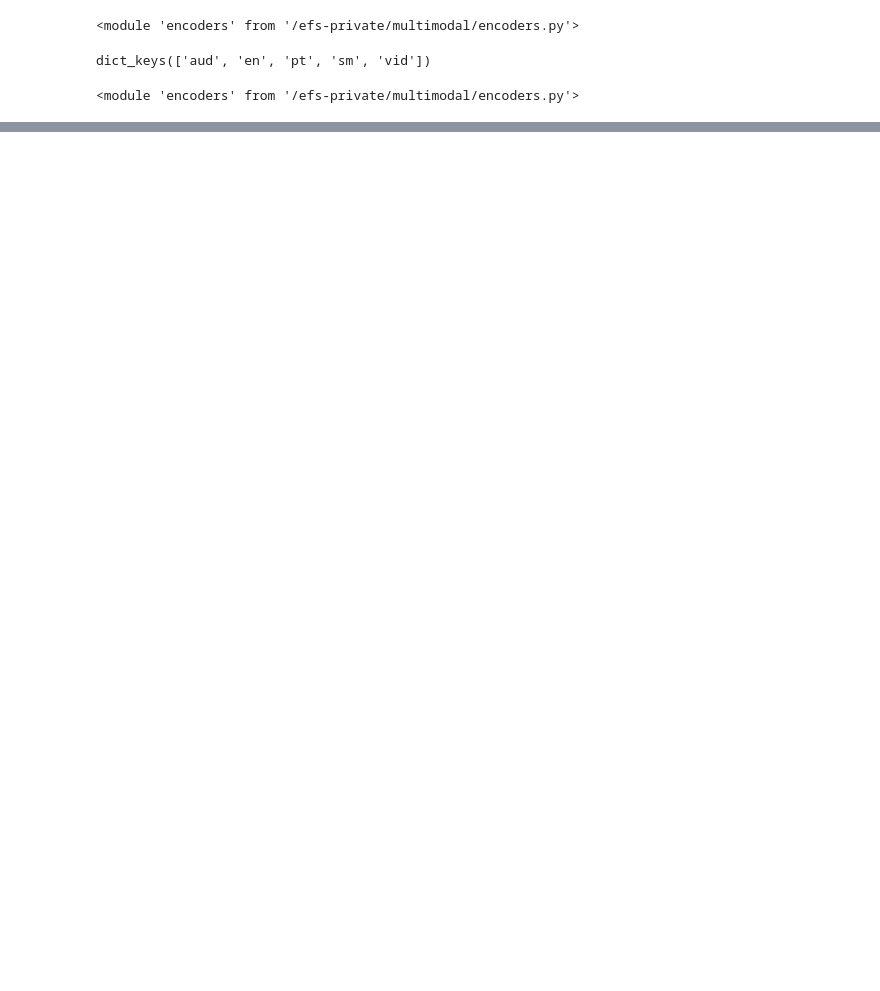
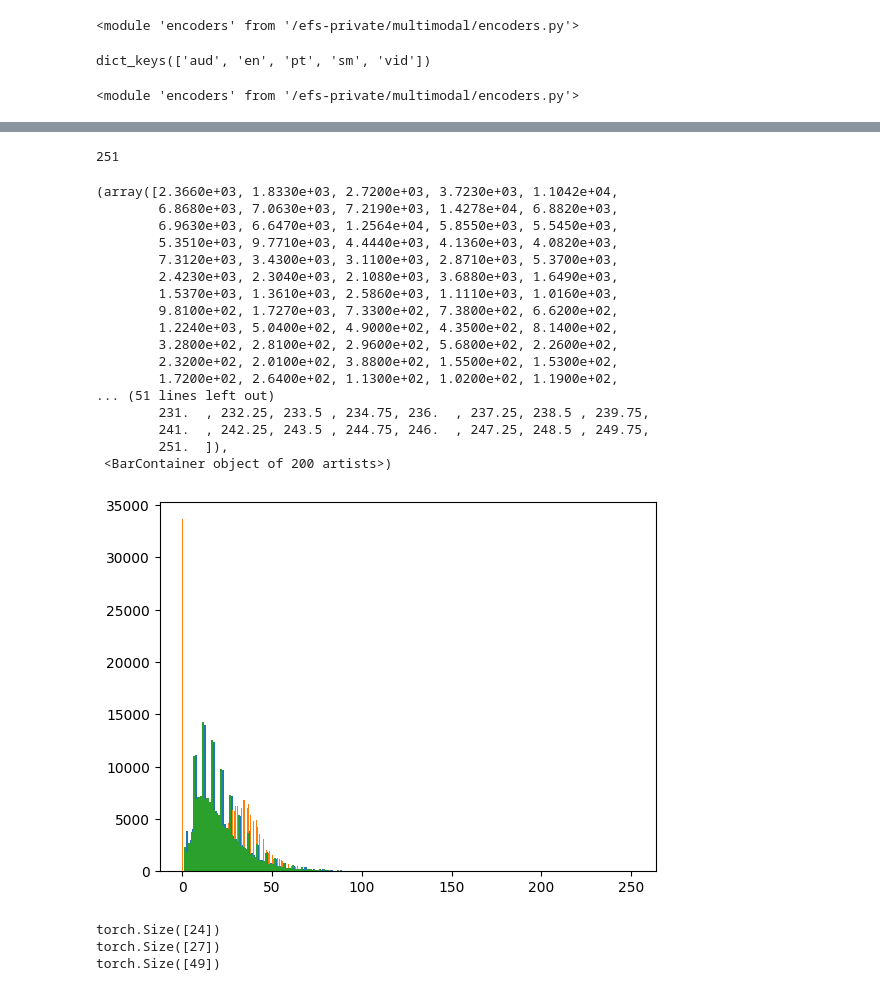
Before and after one commit to josiahbjorgaard/mca-paper, a Jupyter notebook: Notebooks/MultimodalDataloaderDev.ipynb, the cells around one changed output, grey strips where cells are left out. Saved outputs shown, nothing was run; the diff lists cells and outputs as text; code cells hidden in the pictures; blank space fills up the shorter version.

```diff
--- a/Notebooks/MultimodalDataloaderDev.ipynb
+++ b/Notebooks/MultimodalDataloaderDev.ipynb
@@ -240,0 +271,35 @@ b_---a_
+# %%
+max([len(x['tokens']) for x in dataset['en'][:]])
+# %% [output]
+251
+# %%
+plt.hist([len(x['tokens']) for x in dataset['en'][:]], bins=200)
+plt.hist([len(x['tokens']) for x in dataset['sm'][:]], bins=200)
+plt.hist([len(x['tokens']) for x in dataset['pt'][:]], bins=200)
+# %% [output]
+(array([2.3660e+03, 1.8330e+03, 2.7200e+03, 3.7230e+03, 1.1042e+04,
+        6.8680e+03, 7.0630e+03, 7.2190e+03, 1.4278e+04, 6.8820e+03,
+        6.9630e+03, 6.6470e+03, 1.2564e+04, 5.8550e+03, 5.5450e+03,
+        5.3510e+03, 9.7710e+03, 4.4440e+03, 4.1360e+03, 4.0820e+03,
+        7.3120e+03, 3.4300e+03, 3.1100e+03, 2.8710e+03, 5.3700e+03,
+        2.4230e+03, 2.3040e+03, 2.1080e+03, 3.6880e+03, 1.6490e+03,
+        1.5370e+03, 1.3610e+03, 2.5860e+03, 1.1110e+03, 1.0160e+03,
+        9.8100e+02, 1.7270e+03, 7.3300e+02, 7.3800e+02, 6.6200e+02,
+        1.2240e+03, 5.0400e+02, 4.9000e+02, 4.3500e+02, 8.1400e+02,
+        3.2800e+02, 2.8100e+02, 2.9600e+02, 5.6800e+02, 2.2600e+02,
+        2.3200e+02, 2.0100e+02, 3.8800e+02, 1.5500e+02, 1.5300e+02,
+        1.7200e+02, 2.6400e+02, 1.1300e+02, 1.0200e+02, 1.1900e+02,
+... (51 lines left out)
+        231.  , 232.25, 233.5 , 234.75, 236.  , 237.25, 238.5 , 239.75,
+        241.  , 242.25, 243.5 , 244.75, 246.  , 247.25, 248.5 , 249.75,
+        251.  ]),
+ <BarContainer object of 200 artists>)
+[figure, added]
+# %%
+print(dataset['en'][0]['tokens'].shape)
+print(dataset['pt'][0]['tokens'].shape)
+print(dataset['sm'][0]['tokens'].shape)
+# %% [output]
+torch.Size([24])
+torch.Size([27])
+torch.Size([49])
```
Also changed, not shown: parts of 27 cells of this notebook, 3 other files.
